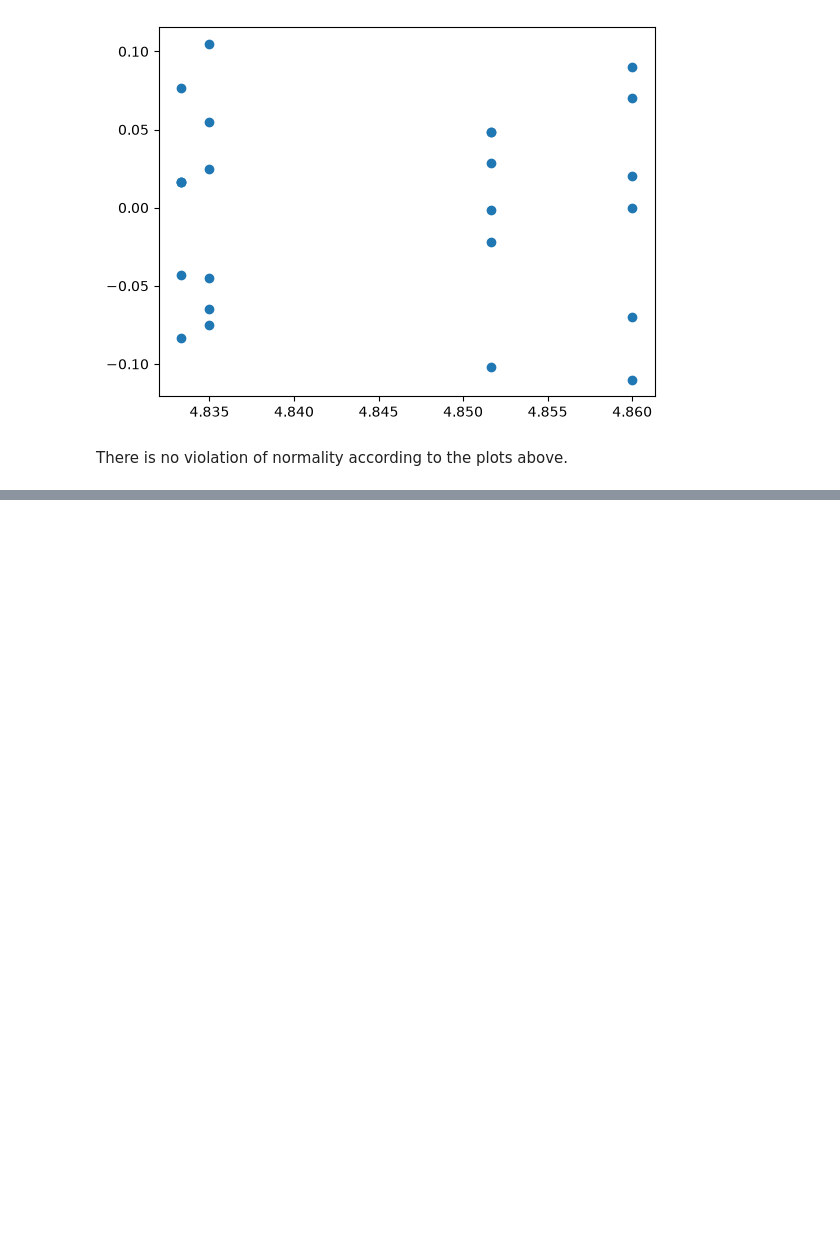
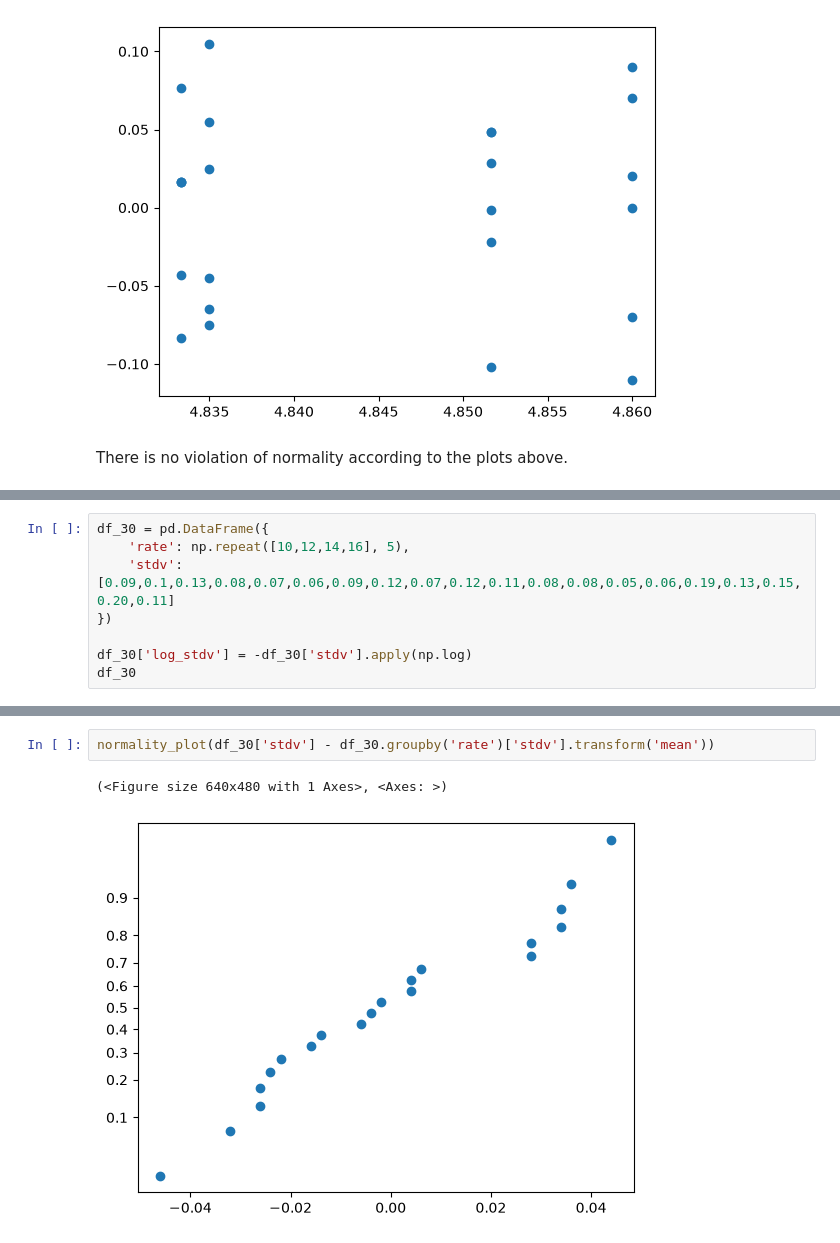
Before and after one commit to Peiguang2024/design-of-experiment, a Jupyter notebook: Montgomery/chapter3.ipynb, the cells around one changed output, grey strips where cells are left out. Cells and saved outputs as stored; diff of their text form; blank space fills up the shorter version.

```diff
--- a/Montgomery/chapter3.ipynb
+++ b/Montgomery/chapter3.ipynb
@@ -1601,0 +1623,8 @@ There is no violation of normality according to the plots above.
+# %%
+df_30 = pd.DataFrame({
+    'rate': np.repeat([10,12,14,16], 5),
+    'stdv': [0.09,0.1,0.13,0.08,0.07,0.06,0.09,0.12,0.07,0.12,0.11,0.08,0.08,0.05,0.06,0.19,0.13,0.15,0.20,0.11]
+})
+
+df_30['log_stdv'] = -df_30['stdv'].apply(np.log)
+df_30
@@ -1601,0 +1662,5 @@ There is no violation of normality according to the plots above.
+# %%
+normality_plot(df_30['stdv'] - df_30.groupby('rate')['stdv'].transform('mean'))
+# %% [output]
+(<Figure size 640x480 with 1 Axes>, <Axes: >)
+[figure, added]
```
Also changed, not shown: parts of 15 cells of this notebook, 1 other file.
